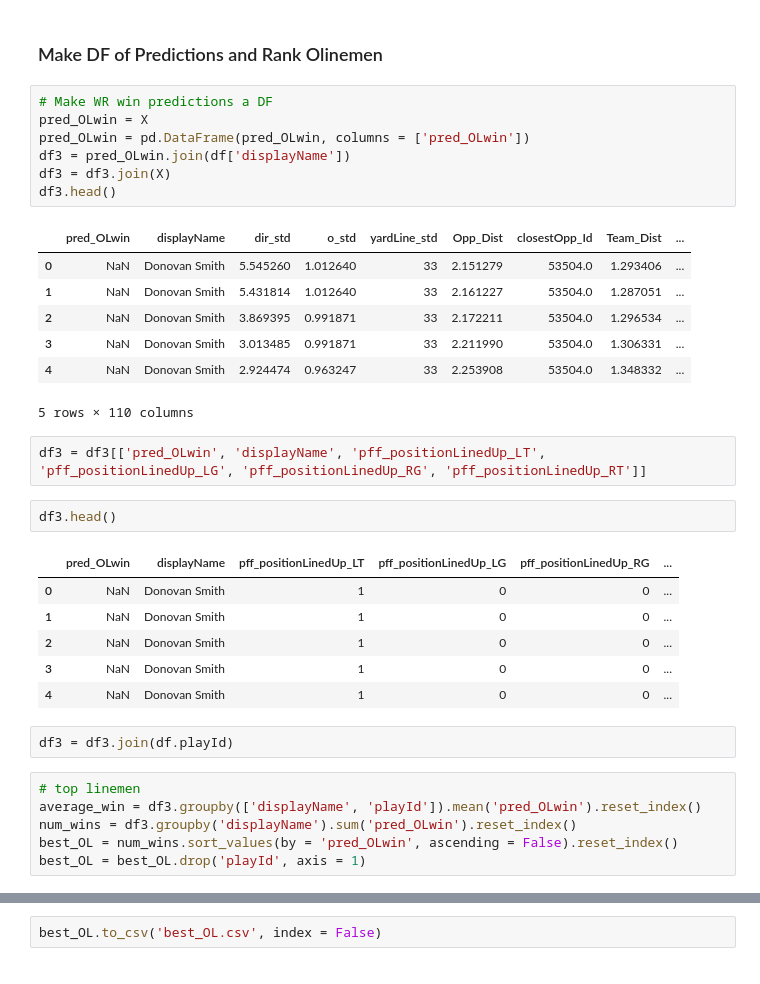
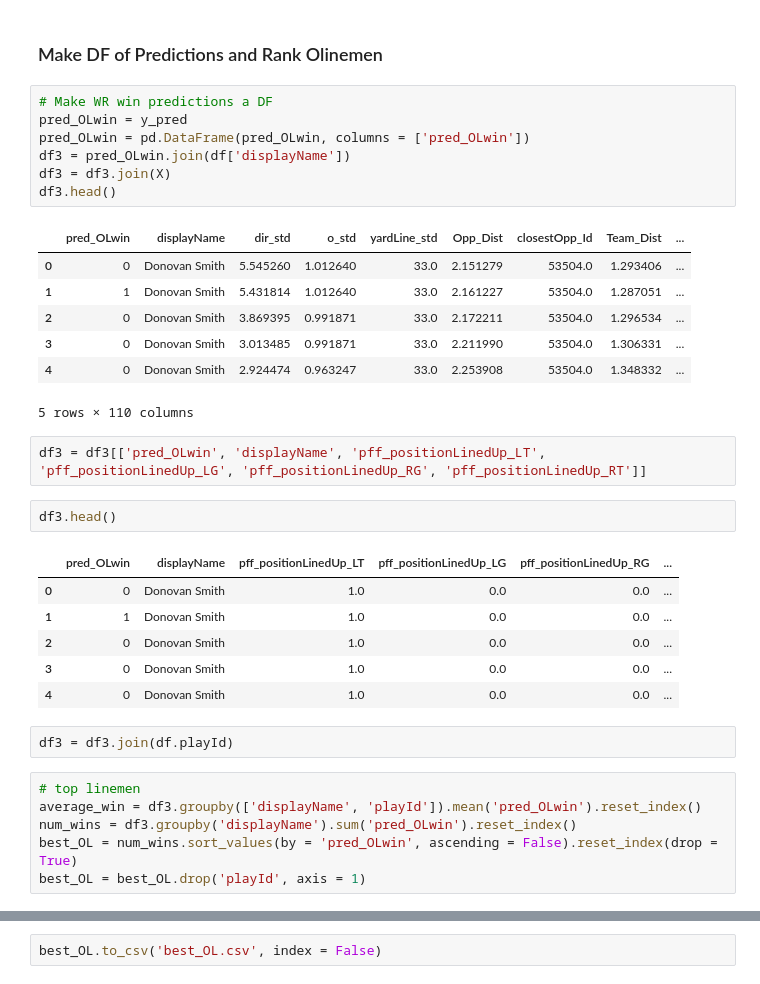
Before and after one commit to tramsay-deloitte/NFL-Data-Bowl-2023-Big-Time-Pass-Rush, a Jupyter notebook: Offensive_Lineman_Binary_Success_Classifier.ipynb, the cells around one changed output, grey strips where cells are left out. Drawn from its saved outputs; the diff is of its cells as text.

```diff
--- a/Offensive_Lineman_Binary_Success_Classifier.ipynb
+++ b/Offensive_Lineman_Binary_Success_Classifier.ipynb
@@ -245,18 +255,18 @@ weighted avg       0.94      0.88      0.90    336754
 ### Make DF of Predictions and Rank Olinemen
 # %%
 # Make WR win predictions a DF
-pred_OLwin = X
+pred_OLwin = y_pred
 pred_OLwin = pd.DataFrame(pred_OLwin, columns = ['pred_OLwin'])
 df3 = pred_OLwin.join(df['displayName'])
 df3 = df3.join(X)
 df3.head()
 # %% [output]
 |  | pred_OLwin | displayName | dir_std | o_std | yardLine_std | Opp_Dist | closestOpp_Id | Team_Dist | ... |
-| 0 | NaN | Donovan Smith | 5.545260 | 1.012640 | 33 | 2.151279 | 53504.0 | 1.293406 | ... |
-| 1 | NaN | Donovan Smith | 5.431814 | 1.012640 | 33 | 2.161227 | 53504.0 | 1.287051 | ... |
-| 2 | NaN | Donovan Smith | 3.869395 | 0.991871 | 33 | 2.172211 | 53504.0 | 1.296534 | ... |
-| 3 | NaN | Donovan Smith | 3.013485 | 0.991871 | 33 | 2.211990 | 53504.0 | 1.306331 | ... |
-| 4 | NaN | Donovan Smith | 2.924474 | 0.963247 | 33 | 2.253908 | 53504.0 | 1.348332 | ... |
+| 0 | 0 | Donovan Smith | 5.545260 | 1.012640 | 33.0 | 2.151279 | 53504.0 | 1.293406 | ... |
+| 1 | 1 | Donovan Smith | 5.431814 | 1.012640 | 33.0 | 2.161227 | 53504.0 | 1.287051 | ... |
+| 2 | 0 | Donovan Smith | 3.869395 | 0.991871 | 33.0 | 2.172211 | 53504.0 | 1.296534 | ... |
+| 3 | 0 | Donovan Smith | 3.013485 | 0.991871 | 33.0 | 2.211990 | 53504.0 | 1.306331 | ... |
+| 4 | 0 | Donovan Smith | 2.924474 | 0.963247 | 33.0 | 2.253908 | 53504.0 | 1.348332 | ... |
 5 rows × 110 columns
 # %%
 df3 = df3[['pred_OLwin', 'displayName', 'pff_positionLinedUp_LT', 'pff_positionLinedUp_LG', 'pff_positionLinedUp_RG', 'pff_positionLinedUp_RT']]
@@ -264,18 +274,18 @@ df3 = df3[['pred_OLwin', 'displayName', 'pff_positionLinedUp_LT', 'pff_positionL
 df3.head()
 # %% [output]
 |  | pred_OLwin | displayName | pff_positionLinedUp_LT | pff_positionLinedUp_LG | pff_positionLinedUp_RG | ... |
-| 0 | NaN | Donovan Smith | 1 | 0 | 0 | ... |
-| 1 | NaN | Donovan Smith | 1 | 0 | 0 | ... |
-| 2 | NaN | Donovan Smith | 1 | 0 | 0 | ... |
-| 3 | NaN | Donovan Smith | 1 | 0 | 0 | ... |
-| 4 | NaN | Donovan Smith | 1 | 0 | 0 | ... |
+| 0 | 0 | Donovan Smith | 1.0 | 0.0 | 0.0 | ... |
+| 1 | 1 | Donovan Smith | 1.0 | 0.0 | 0.0 | ... |
+| 2 | 0 | Donovan Smith | 1.0 | 0.0 | 0.0 | ... |
+| 3 | 0 | Donovan Smith | 1.0 | 0.0 | 0.0 | ... |
+| 4 | 0 | Donovan Smith | 1.0 | 0.0 | 0.0 | ... |
 # %%
 df3 = df3.join(df.playId)
 # %%
 # top linemen
 average_win = df3.groupby(['displayName', 'playId']).mean('pred_OLwin').reset_index()
 num_wins = df3.groupby('displayName').sum('pred_OLwin').reset_index()
-best_OL = num_wins.sort_values(by = 'pred_OLwin', ascending = False).reset_index()
+best_OL = num_wins.sort_values(by = 'pred_OLwin', ascending = False).reset_index(drop = True)
 best_OL = best_OL.drop('playId', axis = 1)
 # %%
 best_OL.head()
```
Also changed, not shown: parts of 8 cells of this notebook, 2 other files.
